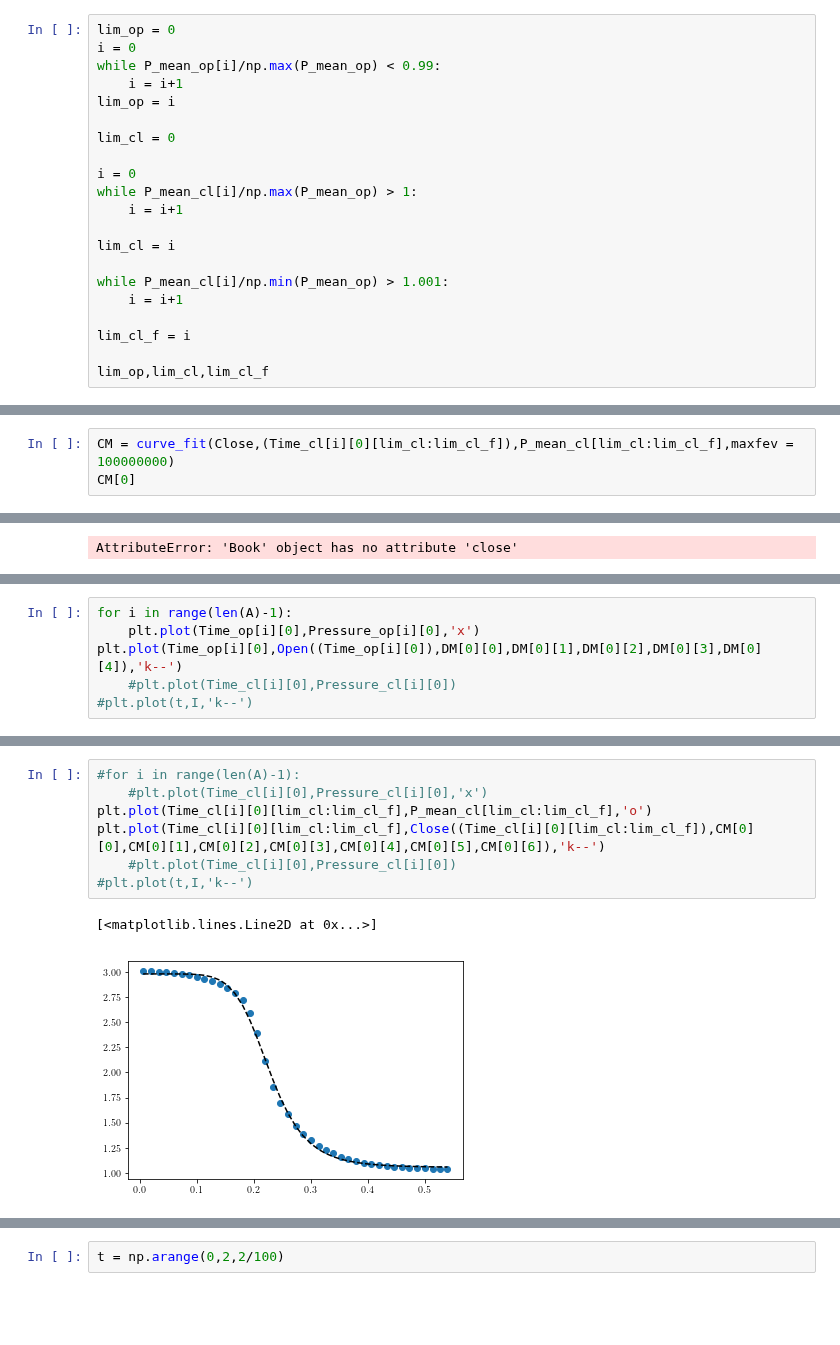
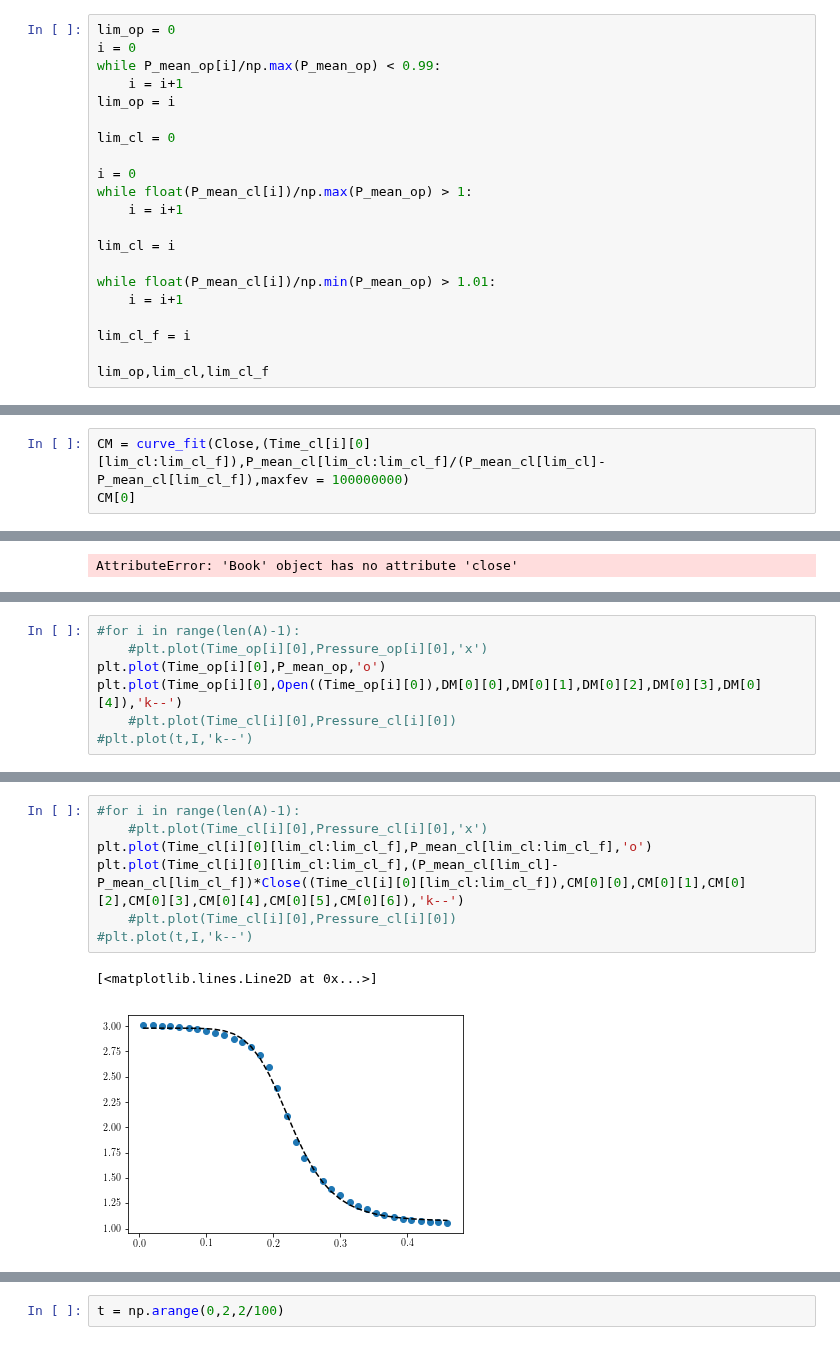
Before and after one commit to gfidelisp/Jupyter, a Jupyter notebook: Codemig/Hydraulics/Hydraulics.ipynb, the cells around one changed output, grey strips where cells are left out. Cells and saved outputs as stored; diff of their text form; blank space fills up the shorter version.

```diff
--- a/Codemig/Hydraulics/Hydraulics.ipynb
+++ b/Codemig/Hydraulics/Hydraulics.ipynb
@@ -97,12 +108,12 @@ lim_op = i
 lim_cl = 0
 
 i = 0
-while P_mean_cl[i]/np.max(P_mean_op) > 1:
+while float(P_mean_cl[i])/np.max(P_mean_op) > 1:
     i = i+1
 
 lim_cl = i
 
-while P_mean_cl[i]/np.min(P_mean_op) > 1.001:
+while float(P_mean_cl[i])/np.min(P_mean_op) > 1.01:
     i = i+1
 
 lim_cl_f = i
@@ -132,5 +143,5 @@ array([  3.09707479,   0.68785409, -13.37281935,   1.        ,
          1.        ])
 # %%
-CM = curve_fit(Close,(Time_cl[i][0][lim_cl:lim_cl_f]),P_mean_cl[lim_cl:lim_cl_f],maxfev = 100000000)
+CM = curve_fit(Close,(Time_cl[i][0][lim_cl:lim_cl_f]),P_mean_cl[lim_cl:lim_cl_f]/(P_mean_cl[lim_cl]-P_mean_cl[lim_cl_f]),maxfev = 100000000)
 CM[0]
 # %% [output]
@@ -154,6 +168,7 @@ AttributeError: 'Book' object has no attribute 'close'
 # %%
-for i in range(len(A)-1):
-    plt.plot(Time_op[i][0],Pressure_op[i][0],'x')
+#for i in range(len(A)-1):
+    #plt.plot(Time_op[i][0],Pressure_op[i][0],'x')
+plt.plot(Time_op[i][0],P_mean_op,'o')
 plt.plot(Time_op[i][0],Open((Time_op[i][0]),DM[0][0],DM[0][1],DM[0][2],DM[0][3],DM[0][4]),'k--')
     #plt.plot(Time_cl[i][0],Pressure_cl[i][0])
 #plt.plot(t,I,'k--')
@@ -163,13 +188,13 @@ plt.plot(Time_op[i][0],Open((Time_op[i][0]),DM[0][0],DM[0][1],DM[0][2],DM[0][3],
 # %%
 #for i in range(len(A)-1):
     #plt.plot(Time_cl[i][0],Pressure_cl[i][0],'x')
 plt.plot(Time_cl[i][0][lim_cl:lim_cl_f],P_mean_cl[lim_cl:lim_cl_f],'o')
-plt.plot(Time_cl[i][0][lim_cl:lim_cl_f],Close((Time_cl[i][0][lim_cl:lim_cl_f]),CM[0][0],CM[0][1],CM[0][2],CM[0][3],CM[0][4],CM[0][5],CM[0][6]),'k--')
+plt.plot(Time_cl[i][0][lim_cl:lim_cl_f],(P_mean_cl[lim_cl]-P_mean_cl[lim_cl_f])*Close((Time_cl[i][0][lim_cl:lim_cl_f]),CM[0][0],CM[0][1],CM[0][2],CM[0][3],CM[0][4],CM[0][5],CM[0][6]),'k--')
     #plt.plot(Time_cl[i][0],Pressure_cl[i][0])
 #plt.plot(t,I,'k--')
 # %% [output]
 [<matplotlib.lines.Line2D at 0x...>]
-[figure, old version]
+[figure, new version]
 # %%
 def Perfil(f_v,DC):
     Tau = 1/f_v
```
Also changed, not shown: parts of 19 cells of this notebook, 4 other files.
